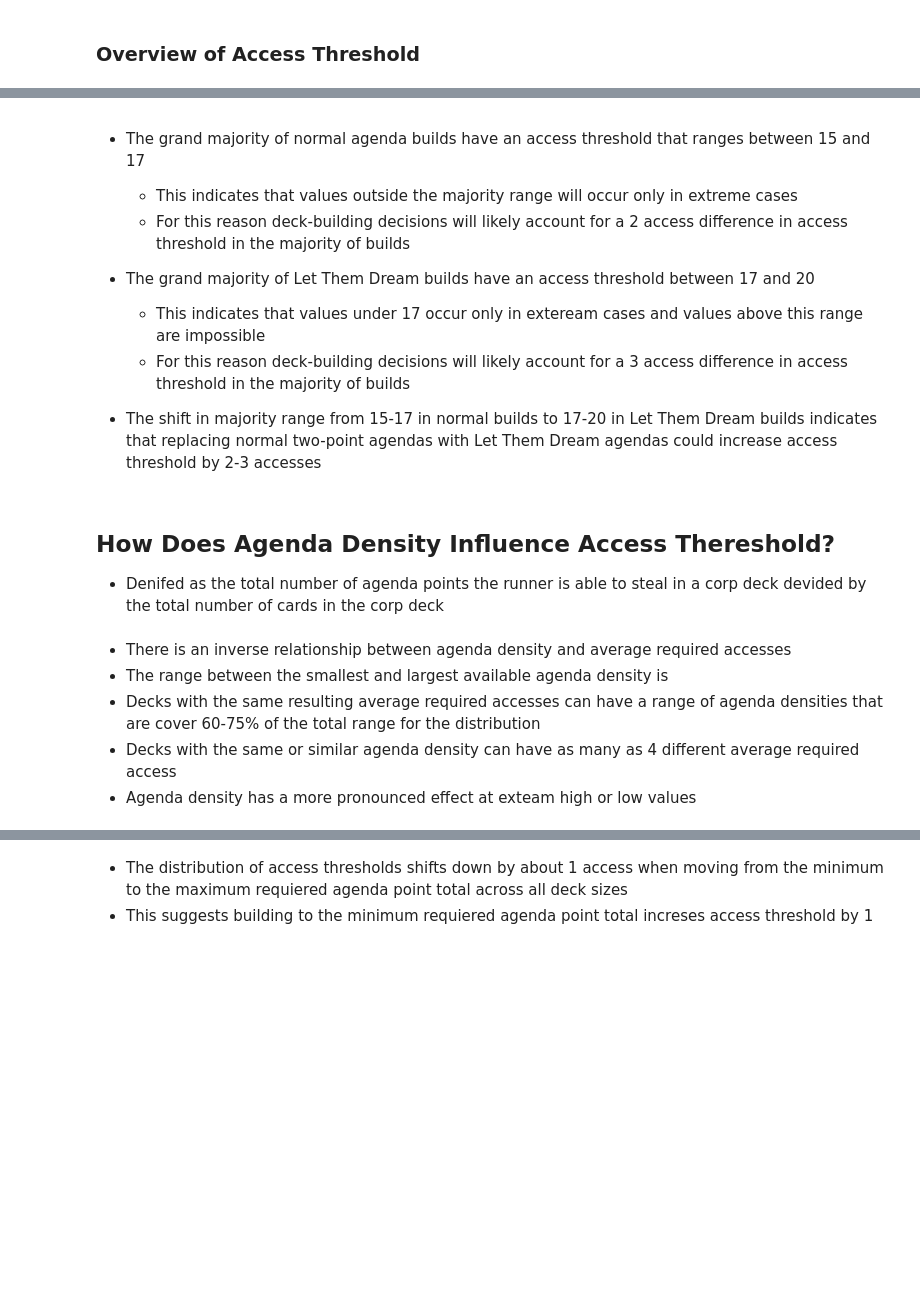
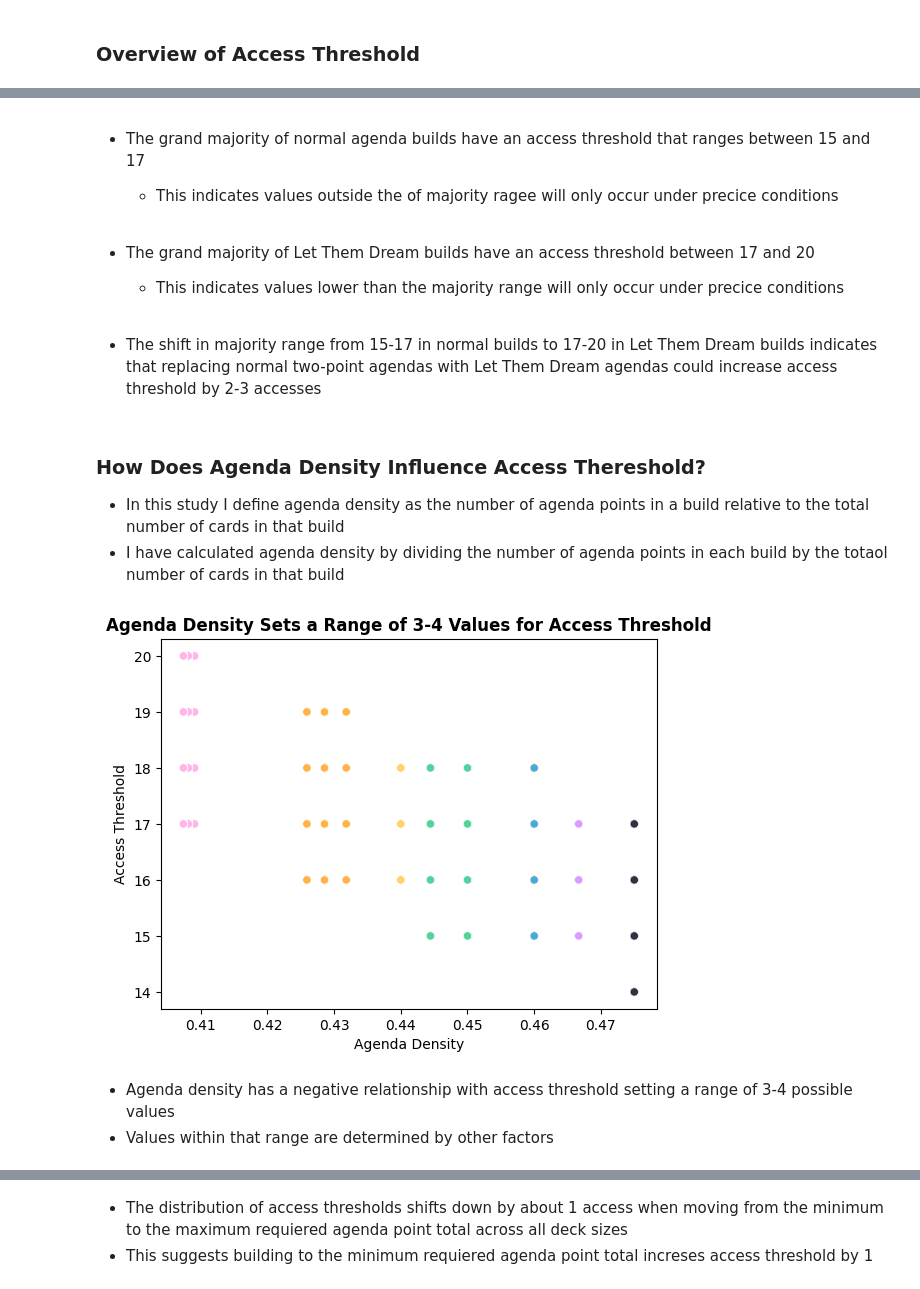
Before and after one commit to Johndsalas/Netrunner-Analysis, a Jupyter notebook: Netrunner_Agenda_Points_Analysis.ipynb, the cells around one changed output, grey strips where cells are left out. Cells and saved outputs as stored; diff of their text form; code cells hidden in the pictures; blank space fills up the shorter version.

Commit message:
continuing to finalize report finilized through margin chart

```diff
--- a/Netrunner_Agenda_Points_Analysis.ipynb
+++ b/Netrunner_Agenda_Points_Analysis.ipynb
@@ -126,23 +141,22 @@ nc.get_my_thresholds(df_normal, df_ltd)
 # %% [markdown]
 * The grand majority of normal agenda builds have an access threshold that ranges between 15 and 17
-    * This indicates that values outside the majority range will occur only in extreme cases
-    * For this reason deck-building decisions will likely account for a 2 access difference in access threshold in the majority of builds
 
+    * This indicates values outside the of majority ragee will only occur under precice conditions
+    <br>
 * The grand majority of Let Them Dream builds have an access threshold between 17 and 20
-    * This indicates that values under 17 occur only in exteream cases and values above this range are impossible
-    * For this reason deck-building decisions will likely account for a 3 access difference in access threshold in the majority of builds
 
+    * This indicates values lower than the majority range will only occur under precice conditions
+    <br>
 * The shift in majority range from 15-17 in normal builds to 17-20 in Let Them Dream builds indicates that replacing normal two-point agendas with Let Them Dream agendas could increase access threshold by 2-3 accesses
 # %% [markdown]
-## How Does Agenda Density Influence Access Thereshold?
-* Denifed as the total number of agenda points the runner is able to steal in a corp deck devided by the total number of cards in the corp deck
+### How Does Agenda Density Influence Access Thereshold?
+* In this study I define agenda density as the number of agenda points in a build relative to the total number of cards in that build
+* I have calculated agenda density by dividing the number of agenda points in each build by the totaol number of cards in that build
 # %%
-df.plot.scatter(x='agenda_density', y='access_threshold', title='Agenda Density Influinces but Does Not Determine Average Required Accesses')
-plt.show()
+nc.get_my_density_chart(df)
+# %% [output]
+[figure, added]
-# %% [markdown]
-* There is an inverse relationship between agenda density and average required accesses
-* The range between the smallest and largest available agenda density is
-* Decks with the same resulting average required accesses can have a range of agenda densities that are cover 60-75% of the total range for the distribution
-* Decks with the same or similar agenda density can have as many as 4 different average required access
-* Agenda density has a more pronounced effect at exteam high or low values
+# %% [markdown]
+* Agenda density has a negative relationship with access threshold setting a range of 3-4 possible values
+* Values within that range are determined by other factors
 # %% [markdown]
```
Also changed, not shown: parts of 15 cells of this notebook.
